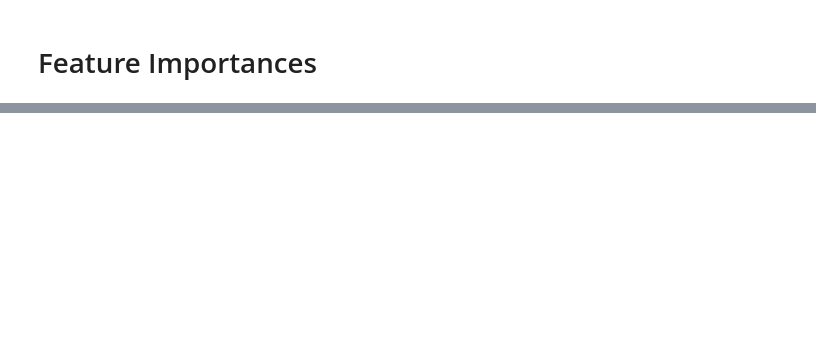
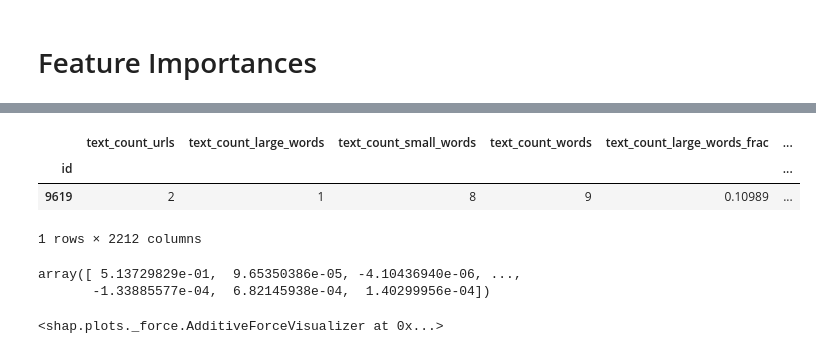
Before and after one commit to AlonWolfi/kaggle--nlp-getting-started, a Jupyter notebook: project_notebook.ipynb, the cells around one changed output, grey strips where cells are left out. Drawn from its saved outputs; the diff is of its cells as text; code cells hidden in the pictures; blank space fills up the shorter version.

```diff
--- a/project_notebook.ipynb
+++ b/project_notebook.ipynb
@@ -193,0 +341,16 @@ Length: 24969, dtype: float64
+# %%
+X_test.loc[[top_FP[0]]]
+# %% [output]
+|  | text_count_urls | text_count_large_words | text_count_small_words | text_count_words | text_count_large_words_frac | ... |
+| id |  |  |  |  |  | ... |
+| 9619 | 2 | 1 | 8 | 9 | 0.10989 | ... |
+1 rows × 2212 columns
+# %%
+shap_values[top_FP[0]]
+# %% [output]
+array([ 5.13729829e-01,  9.65350386e-05, -4.10436940e-06, ...,
+       -1.33885577e-04,  6.82145938e-04,  1.40299956e-04])
+# %%
+shap.force_plot(explainer.expected_value, shap_values[top_FP[0]], X_test.loc[[top_FP[0]]], link="logit")
+# %% [output]
+<shap.plots._force.AdditiveForceVisualizer at 0x...>
```
Also changed, not shown: parts of 35 cells of this notebook, 3 other files.
